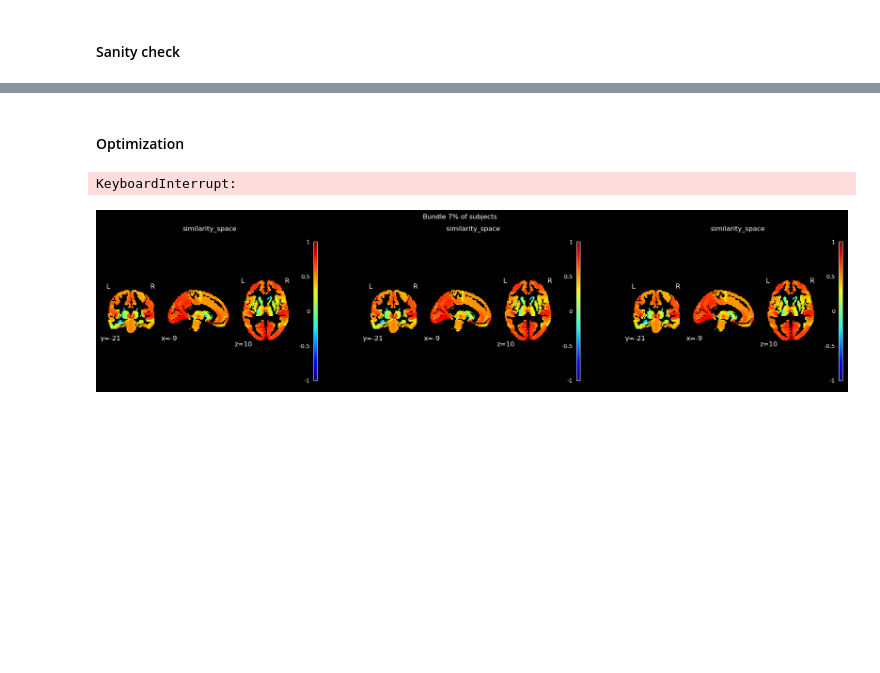
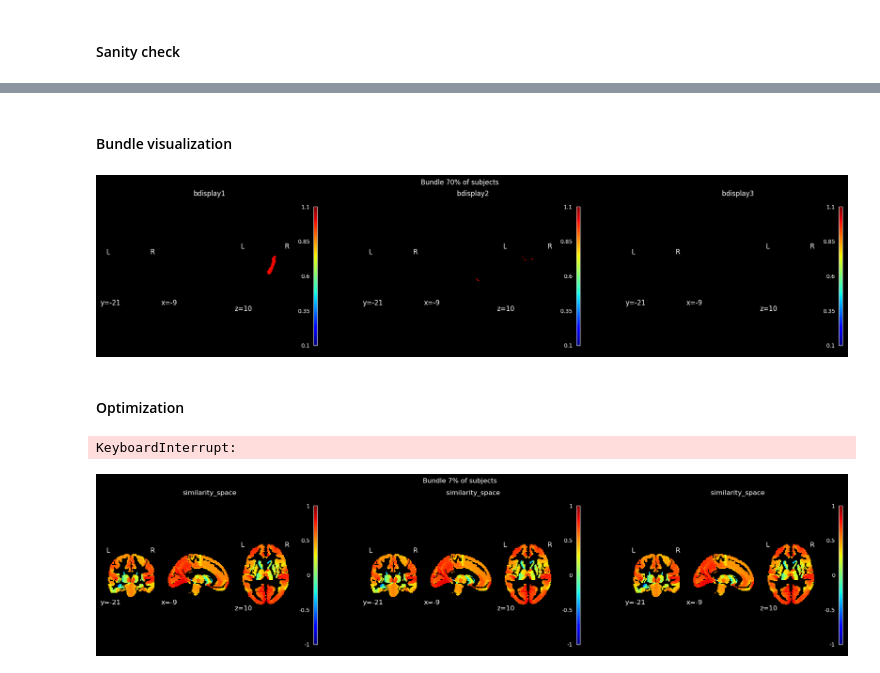
Before and after one commit to miki998/structural_wminpainting, a Jupyter notebook: notebooks/hyperparameter_optim.ipynb, the cells around one changed output, grey strips where cells are left out. Saved outputs shown, nothing was run; the diff lists cells and outputs as text; code cells hidden in the pictures; blank space fills up the shorter version.

```diff
--- a/notebooks/hyperparameter_optim.ipynb
+++ b/notebooks/hyperparameter_optim.ipynb
@@ -387,3 +432,26 @@ plot_utils.plot_compare_inpainting(inpaint_mods, coords_of_interest, affines, al
+# %% [markdown]
+#### Bundle visualization
+# %%
+def get_bundle_display(fmri_bundles, bidx, vdim):
+    bundle_display = np.zeros(vdim)
+    volcoords = fmri_bundles[bidx][:,:3].astype(int)
+    bundle_display[volcoords[:,0], volcoords[:,1], volcoords[:,2]] = 1.0
+    return bundle_display
+
+bindexes = [30, 100, 140]
+bdisplay1 = get_bundle_display(fmri_coords, bindexes[0], vdim)
+bdisplay2 = get_bundle_display(fmri_coords, bindexes[1], vdim)
+bdisplay3 = get_bundle_display(fmri_coords, bindexes[2], vdim)
+# %%
+inpaint_mods = [bdisplay1, bdisplay2, bdisplay3]
+all_inpaints_names = f'bdisplay1, bdisplay2,   bdisplay3'.split(',')
+
+affines = [rest_affine] * 3
+coords_of_interest = [(-9,-21,10)] * 3
+plot_utils.plot_compare_inpainting(inpaint_mods, coords_of_interest,
+                                   affines, all_inpaints_names, vmin=0.1, vmax=1.1)
+# %% [output]
+[figure, added]
 # %% [markdown]
 #### Optimization
 # %%
```
Also changed, not shown: parts of 10 cells of this notebook, 5 other files.
